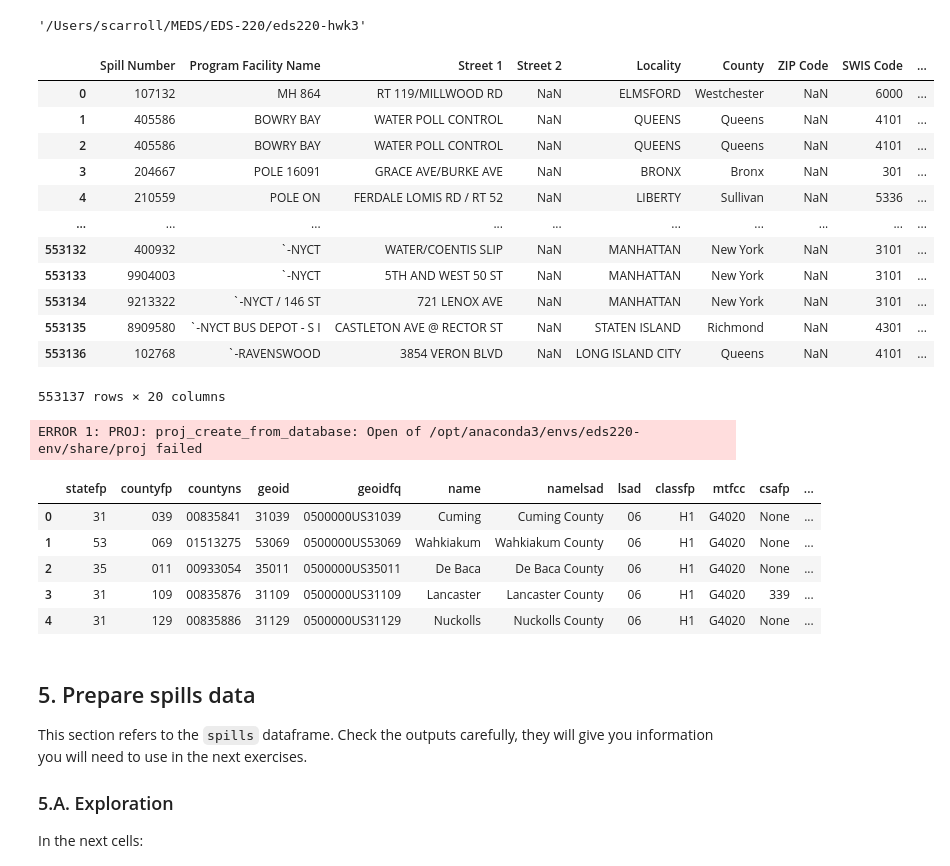
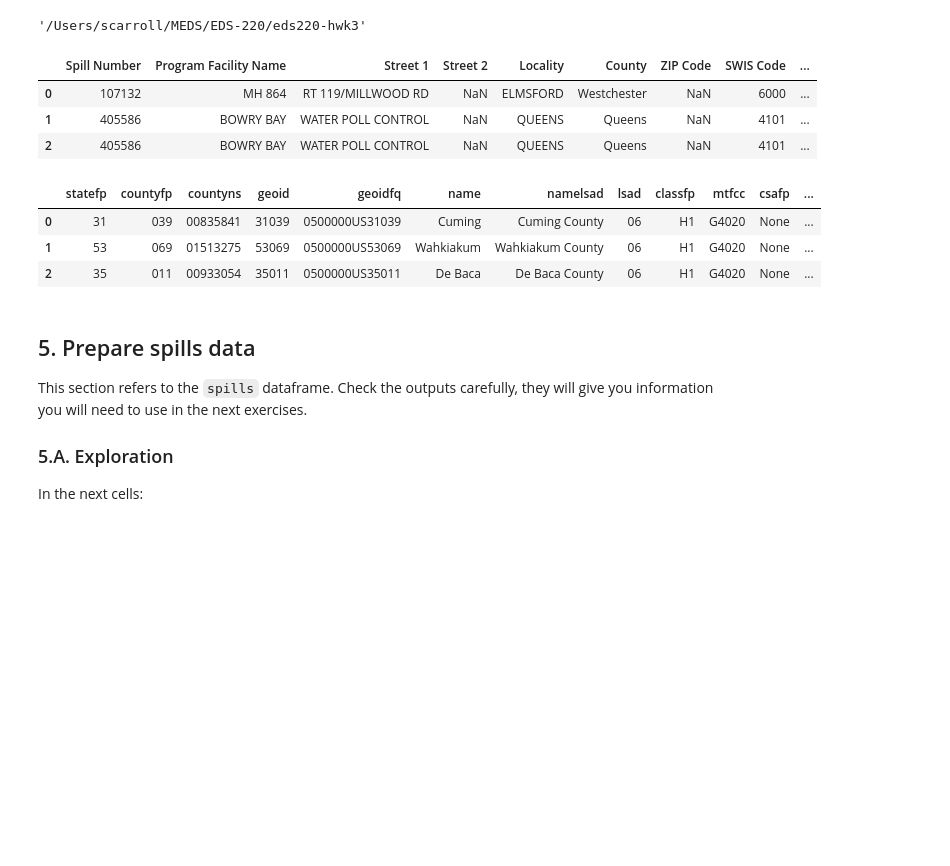
Before and after one commit to stephenccodes/eds220-hwk3, a Jupyter notebook: hwk3-task2-oil-spills.ipynb, the cells around one changed output. Saved outputs shown, nothing was run; the diff lists cells and outputs as text; code cells hidden in the pictures; blank space fills up the shorter version.

```diff
--- a/hwk3-task2-oil-spills.ipynb
+++ b/hwk3-task2-oil-spills.ipynb
@@ -102,25 +92,16 @@ os.getcwd()
 # %%
 # Define the file path using os.path
 fp_spills = os.path.join('data', 'Spill_Incidents_20241106.csv')
 
 # Read in the NY spills data
 spills = pd.read_csv(fp_spills)
 
-spills
+spills.head(3)
 # %% [output]
 |  | Spill Number | Program Facility Name | Street 1 | Street 2 | Locality | County | ZIP Code | SWIS Code | ... |
 | 0 | 107132 | MH 864 | RT 119/MILLWOOD RD | NaN | ELMSFORD | Westchester | NaN | 6000 | ... |
 | 1 | 405586 | BOWRY BAY | WATER POLL CONTROL | NaN | QUEENS | Queens | NaN | 4101 | ... |
 | 2 | 405586 | BOWRY BAY | WATER POLL CONTROL | NaN | QUEENS | Queens | NaN | 4101 | ... |
-| 3 | 204667 | POLE 16091 | GRACE AVE/BURKE AVE | NaN | BRONX | Bronx | NaN | 301 | ... |
-| 4 | 210559 | POLE ON | FERDALE LOMIS RD / RT 52 | NaN | LIBERTY | Sullivan | NaN | 5336 | ... |
-| ... | ... | ... | ... | ... | ... | ... | ... | ... | ... |
-| 553132 | 400932 | `-NYCT | WATER/COENTIS SLIP | NaN | MANHATTAN | New York | NaN | 3101 | ... |
-| 553133 | 9904003 | `-NYCT | 5TH AND WEST 50 ST | NaN | MANHATTAN | New York | NaN | 3101 | ... |
-| 553134 | 9213322 | `-NYCT / 146 ST | 721 LENOX AVE | NaN | MANHATTAN | New York | NaN | 3101 | ... |
-| 553135 | 8909580 | `-NYCT BUS DEPOT - S I | CASTLETON AVE @ RECTOR ST | NaN | STATEN ISLAND | Richmond | NaN | 4301 | ... |
-| 553136 | 102768 | `-RAVENSWOOD | 3854 VERON BLVD | NaN | LONG ISLAND CITY | Queens | NaN | 4101 | ... |
-553137 rows × 20 columns
 # %%
 # File path to counties data
 fp_counties = os.path.join('data/tl_2023_us_county/tl_2023_us_county.shp')
@@ -128,15 +109,12 @@ fp_counties = os.path.join('data/tl_2023_us_county/tl_2023_us_county.shp')
 # Read in the US counties data
 counties = gpd.read_file(fp_counties)
 counties.columns = counties.columns.str.lower()  # Simplify column names
-counties.head()
+counties.head(3)
 # %% [output]
-ERROR 1: PROJ: proj_create_from_database: Open of /opt/anaconda3/envs/eds220-env/share/proj failed
 |  | statefp | countyfp | countyns | geoid | geoidfq | name | namelsad | lsad | classfp | mtfcc | csafp | ... |
 | 0 | 31 | 039 | 00835841 | 31039 | 0500000US31039 | Cuming | Cuming County | 06 | H1 | G4020 | None | ... |
 | 1 | 53 | 069 | 01513275 | 53069 | 0500000US53069 | Wahkiakum | Wahkiakum County | 06 | H1 | G4020 | None | ... |
 | 2 | 35 | 011 | 00933054 | 35011 | 0500000US35011 | De Baca | De Baca County | 06 | H1 | G4020 | None | ... |
-| 3 | 31 | 109 | 00835876 | 31109 | 0500000US31109 | Lancaster | Lancaster County | 06 | H1 | G4020 | 339 | ... |
-| 4 | 31 | 129 | 00835886 | 31129 | 0500000US31129 | Nuckolls | Nuckolls County | 06 | H1 | G4020 | None | ... |
 # %% [markdown]
 ## 5. Prepare spills data
 
```
Also changed, not shown: parts of 21 cells of this notebook.
